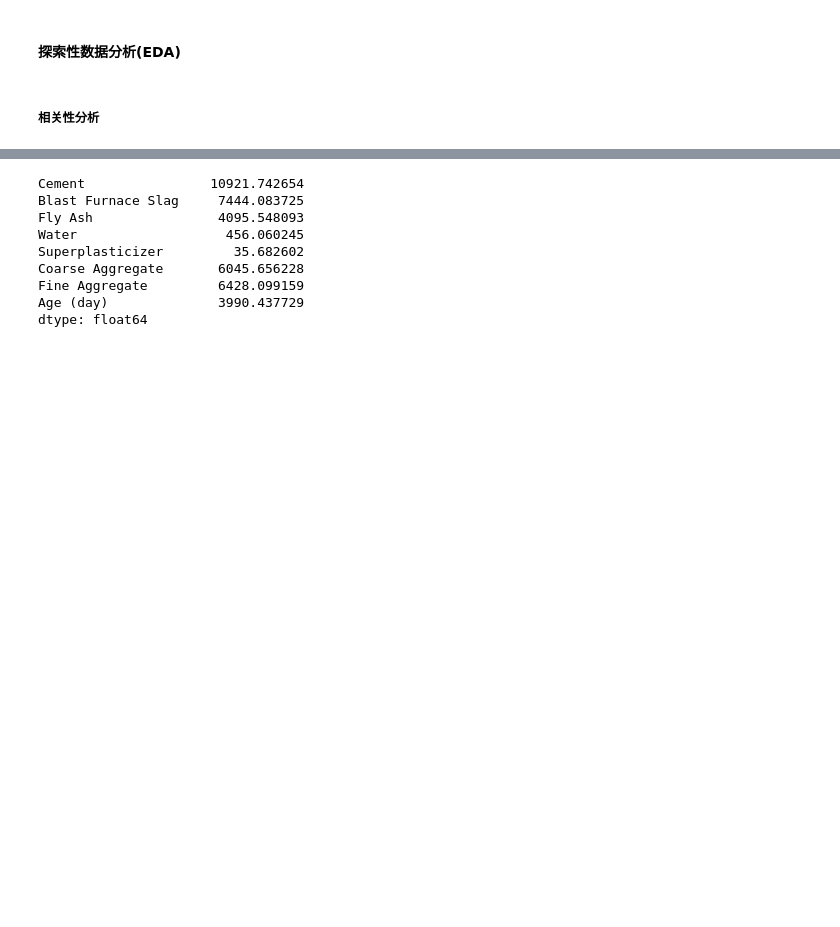
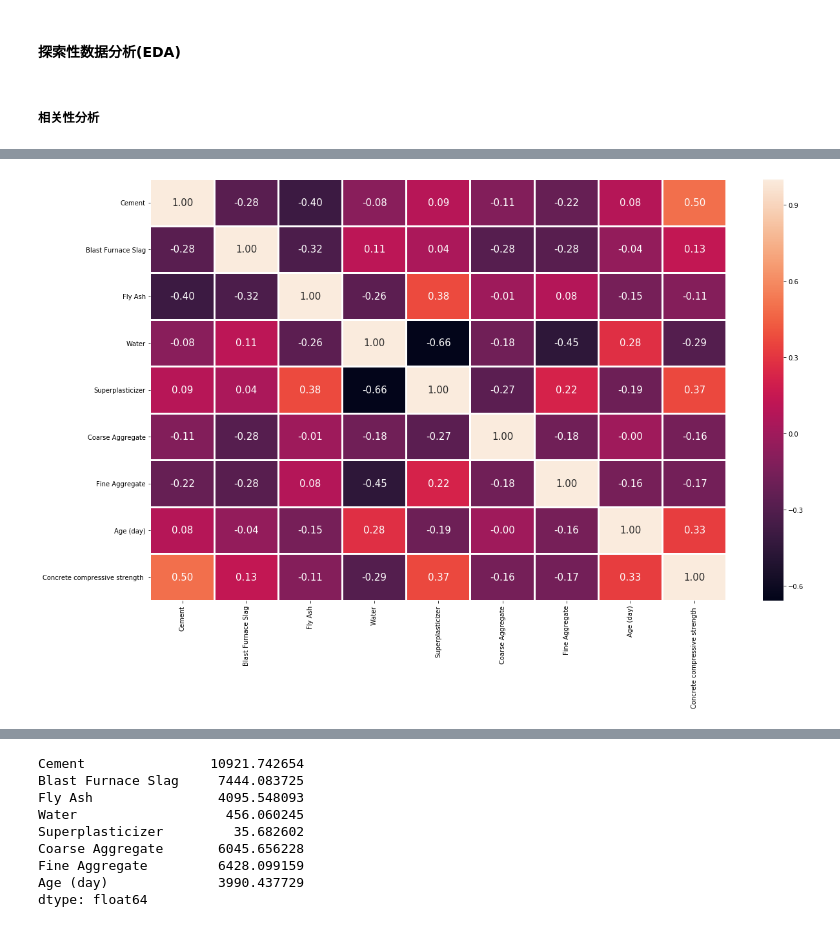
Before and after one commit to YaoXiao-CS/Work-Project-Collection, a Jupyter notebook: ML-利用机器学习预测混凝土抗压强度/cement-strength-eda-and-prediction.ipynb, the cells around one changed output, grey strips where cells are left out. Saved outputs shown, nothing was run; the diff lists cells and outputs as text; code cells hidden in the pictures; blank space fills up the shorter version.

```diff
--- a/ML-利用机器学习预测混凝土抗压强度/cement-strength-eda-and-prediction.ipynb
+++ b/ML-利用机器学习预测混凝土抗压强度/cement-strength-eda-and-prediction.ipynb
@@ -172 +184,7 @@ plt.show()
+# %%
+plt.figure(figsize = (20, 12))
+sns.heatmap(df.corr(), annot = True, fmt = '0.2f', annot_kws = {'size' : 15}, linewidth = 2, linecolor = 'white')
+plt.show()
+# %% [output]
+[figure, added]
 # %%
```
Also changed, not shown: parts of 105 cells of this notebook, 8 other files.
